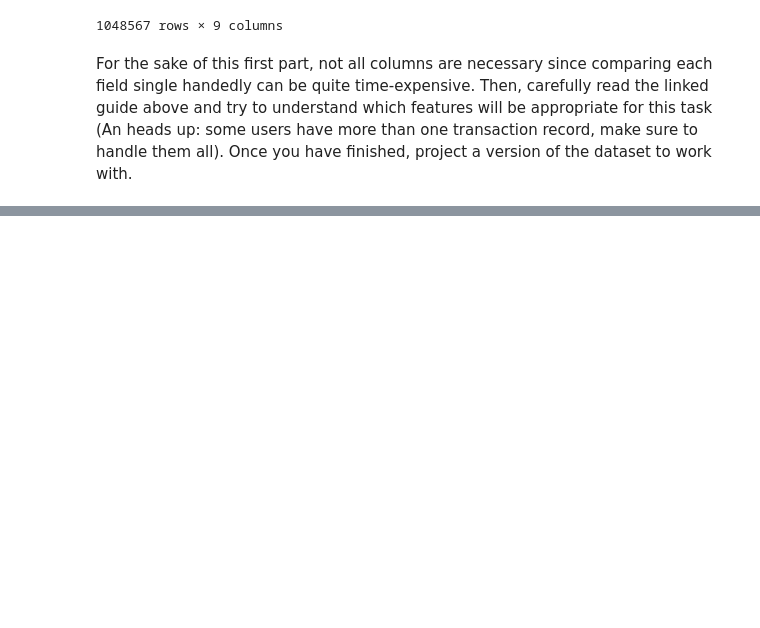
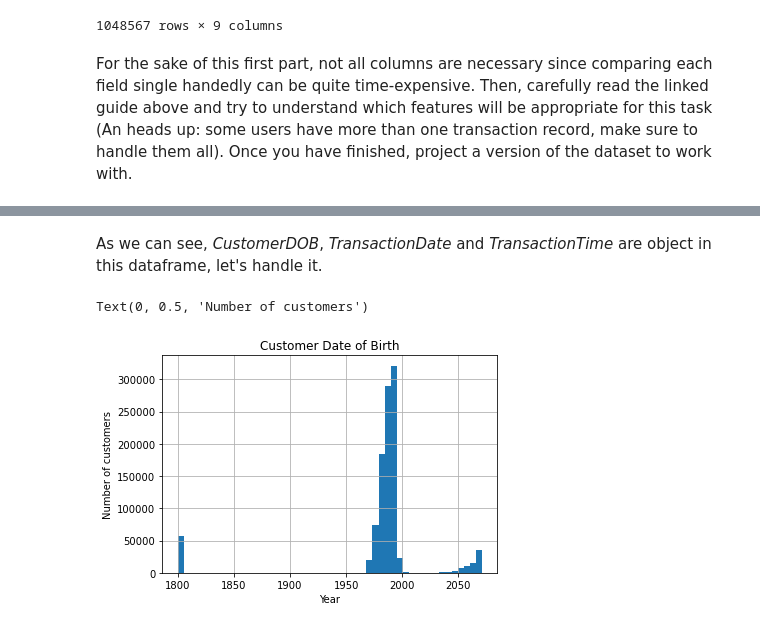
Before and after one commit to LucaFabri99/ADM-HW4, a Jupyter notebook: main.ipynb, the cells around one changed output, grey strips where cells are left out. Saved outputs shown, nothing was run; the diff lists cells and outputs as text; code cells hidden in the pictures; blank space fills up the shorter version.

```diff
--- a/main.ipynb
+++ b/main.ipynb
@@ -27,0 +55,34 @@ For the sake of this first part, not all columns are necessary since comparing e
+# %% [markdown]
+As we can see, *CustomerDOB*, *TransactionDate* and *TransactionTime* are object in this dataframe, let's handle it.
+# %%
+#Let's convert TransactionDate to datetime, in order to get a date
+data.TransactionDate = pd.to_datetime(data.TransactionDate)
+
+#Let's convert TransactionTime to datetime, in order to get the time
+def convert_time(value):
+    sec = value % 100
+    minutes = (value//100)%100
+    hours = (value//10000)%100
+    date = str(hours)+":"+str(minutes)+":"+str(sec)
+    datetime_object = datetime.strptime(date,'%H:%M:%S').time()
+    return datetime_object
+
+#Let's apply the function
+data['TransactionTime']=data.TransactionTime.apply(lambda row: convert_time(row))
+
+# dt.normalize() basically sets all time component to 00:00:00, and it will only
+# display the date while keeping the datetime64 data format, thereby making it possible to do calculations with it.
+
+data['TransactionTime']=pd.to_datetime(data['TransactionTime'], format='%H:%M:%S') - pd.to_datetime(data['TransactionTime'], format='%H:%M:%S').dt.normalize()
+# %%
+#Now let's handle CustomerDOB
+data.CustomerDOB = pd.to_datetime(data.CustomerDOB) # fix date of birth
+
+#Then let's visualize our data
+data.CustomerDOB.dt.year.hist(bins=50)
+pl.title("Customer Date of Birth")
+pl.xlabel("Year")
+pl.ylabel("Number of customers")
+# %% [output]
+Text(0, 0.5, 'Number of customers')
+[figure, added]
```
Also changed, not shown: parts of 18 cells of this notebook.
